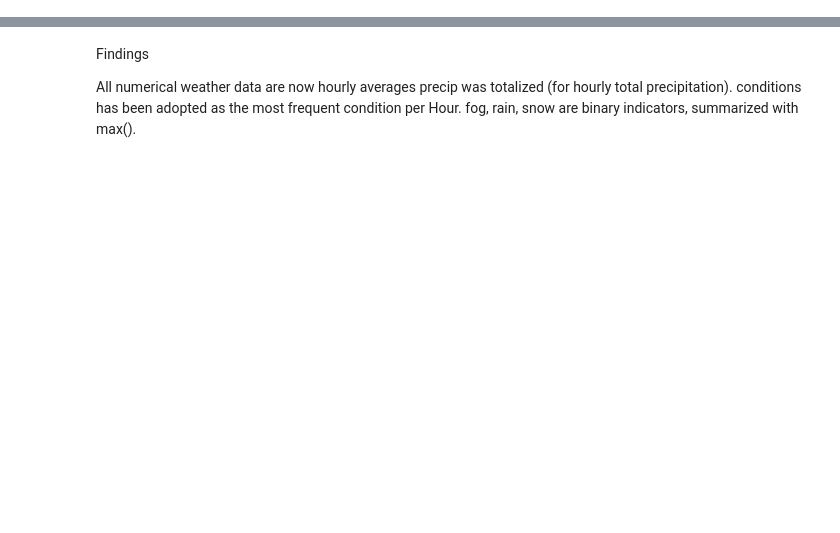
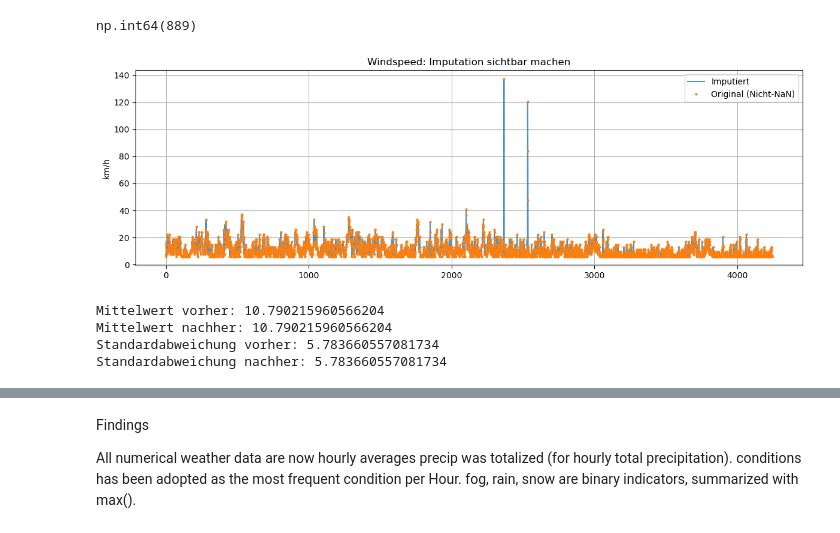
Before and after one commit to Wendo99/NYC-Taxi-Trip-Duration, a Jupyter notebook: weather.ipynb, the cells around one changed output, grey strips where cells are left out. Cells and saved outputs as stored; diff of their text form; code cells hidden in the pictures; blank space fills up the shorter version.

Commit message:
imputated windspeed

```diff
--- a/weather.ipynb
+++ b/weather.ipynb
@@ -337,0 +229,19 @@ weather_date_time_hour.head()
+# %%
+# Aggregate to hourly level using mean for continuous values, max for binary flags
+weather_data_raw = (
+  weather_51.groupby('datetime_hour')
+  .agg({
+    'temp': 'mean',
+    'windspeed': 'mean',
+    'humidity': 'mean',
+    'precip': 'sum',
+    'pressure': 'mean',
+    'dailyprecip': 'first',  # same within a day
+    'dailysnow': 'first',
+    'fog': 'max',
+    'rain': 'max',
+    'snow': 'max',
+    'conditions': lambda x: x.mode().iloc[0] if not x.mode().empty else x.iloc[0]  # most frequent
+  })
+  .reset_index()
+)
@@ -337,0 +254,3 @@ weather_date_time_hour.head()
+# %%
+weather_data_raw['temp_C'] = (weather_data_raw['temp'] - 32) * 5 / 9
+weather_data_raw['temp_C'].describe()
@@ -337,0 +289,3 @@ weather_date_time_hour.head()
+# %%
+weather_data_raw['windspeed_kph'] = weather_data_raw['windspeed'] * 1.60934
+weather_data_raw['windspeed_kph'].describe()
@@ -337,0 +302,38 @@ weather_date_time_hour.head()
+# %%
+weather_data_raw['windspeed_kph'].isna().sum()
+# %% [output]
+np.int64(889)
+# %%
+weather_data_before_imputation = weather_data_raw
+weather_data_raw.set_index('datetime_hour', inplace=True)
+weather_data_raw['windspeed_kph'] = weather_data_raw['windspeed_kph'].interpolate(method='time')
+weather_data_raw.reset_index(inplace=True)
+# %%
+import matplotlib.pyplot as plt
+
+plt.figure(figsize=(12, 4))
+weather_data_raw['windspeed_kph'].plot(label='Imputiert', alpha=0.8)
+weather_data_raw['windspeed_kph'].where(weather_data_raw['windspeed_kph'].notna()).plot(style='o',
+                                                                                        label='Original (Nicht-NaN)',
+                                                                                        markersize=2)
+plt.title('Windspeed: Imputation sichtbar machen')
+plt.ylabel('km/h')
+plt.legend()
+plt.grid(True)
+plt.tight_layout()
+plt.show()
+# %% [output]
+[figure, added]
+# %%
+before = weather_data_before_imputation['windspeed_kph']
+after = weather_data_raw['windspeed_kph']
+
+print("Mittelwert vorher:", before.mean())
+print("Mittelwert nachher:", after.mean())
+print("Standardabweichung vorher:", before.std())
+print("Standardabweichung nachher:", after.std())
+# %% [output]
+Mittelwert vorher: 10.790215960566204
+Mittelwert nachher: 10.790215960566204
+Standardabweichung vorher: 5.783660557081734
+Standardabweichung nachher: 5.783660557081734
```
Also changed, not shown: parts of 131 cells of this notebook, 1 other file.
